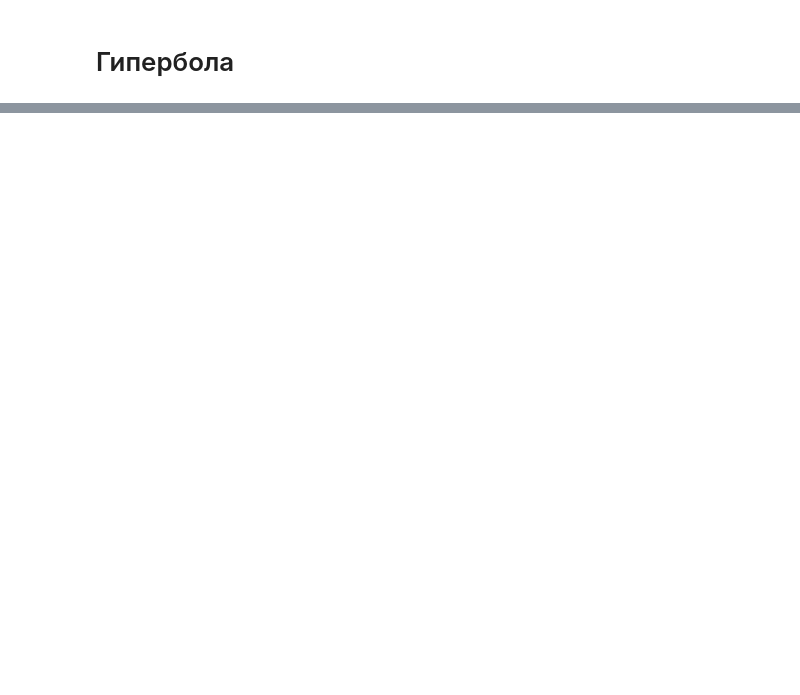
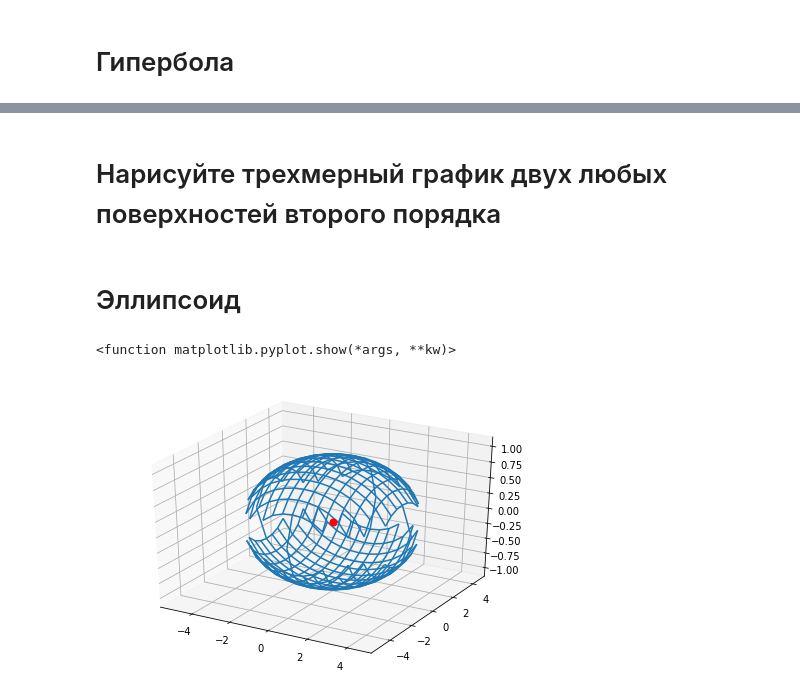
Before and after one commit to Nafanjia/Elementary_algebra, a Jupyter notebook: Lesson3.ipynb, the cells around one changed output, grey strips where cells are left out. Saved outputs shown, nothing was run; the diff lists cells and outputs as text; code cells hidden in the pictures; blank space fills up the shorter version.

```diff
--- a/Lesson3.ipynb
+++ b/Lesson3.ipynb
@@ -118,0 +138,21 @@ plt.axis('scaled')
+# %% [markdown]
+# Нарисуйте трехмерный график двух любых поверхностей второго порядка
+# %% [markdown]
+# Эллипсоид
+# %%
+fig = figure()
+ax = Axes3D(fig)
+a = 4
+b = 4
+X = np.arange(-5, 5, 0.5)
+Y = np.arange(-5, 5, 0.5)
+X, Y = np.meshgrid(X, Y)
+Z = np.sqrt(1 - X**2/a**2 - Y**2/b**2)
+Z1 = -np.sqrt(1 - X**2/a**2 - Y**2/b**2)
+ax.plot_wireframe(X, Y, Z)
+ax.plot_wireframe(X, Y, Z1)
+ax.scatter(0, 0, 0, 'z', 50, 'red')
+show
+# %% [output]
+<function matplotlib.pyplot.show(*args, **kw)>
+[figure, added]
```
Also changed, not shown: parts of 14 cells of this notebook.
